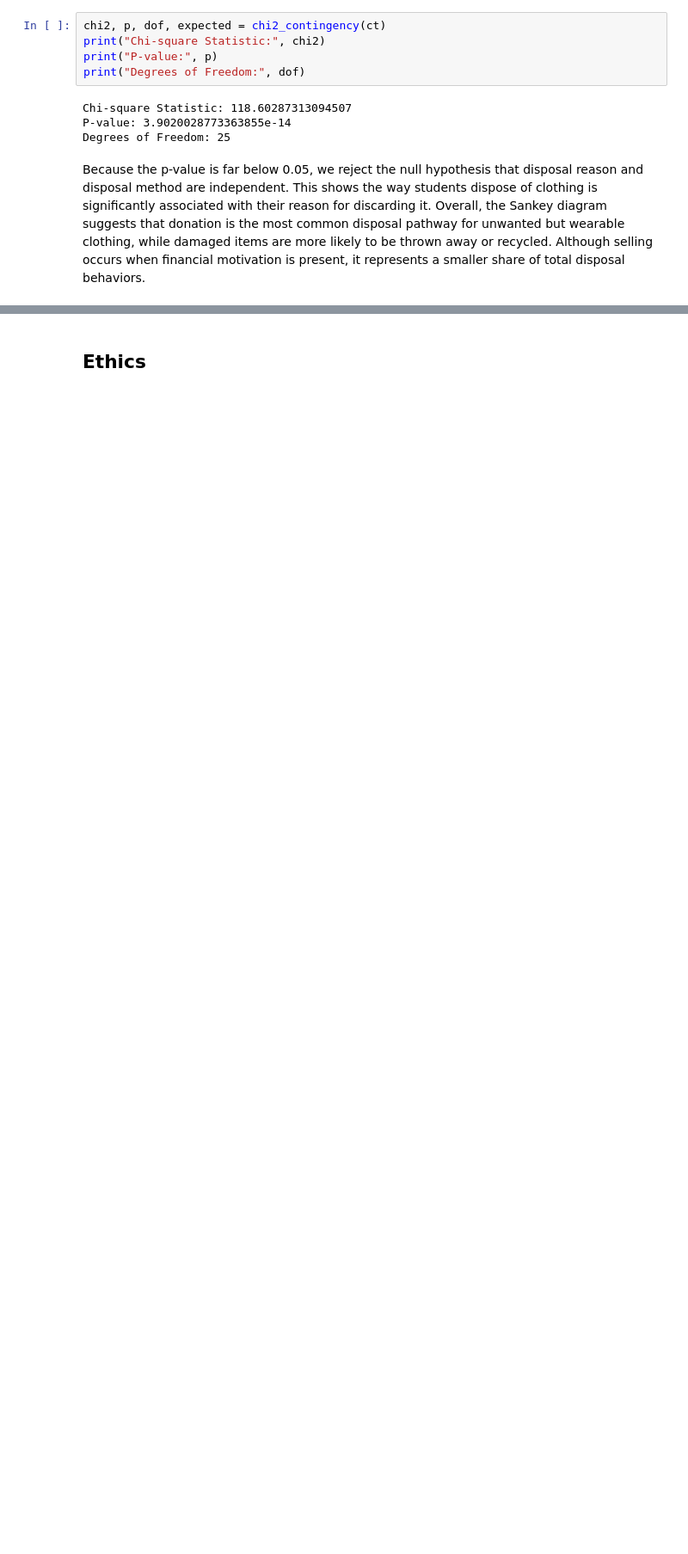
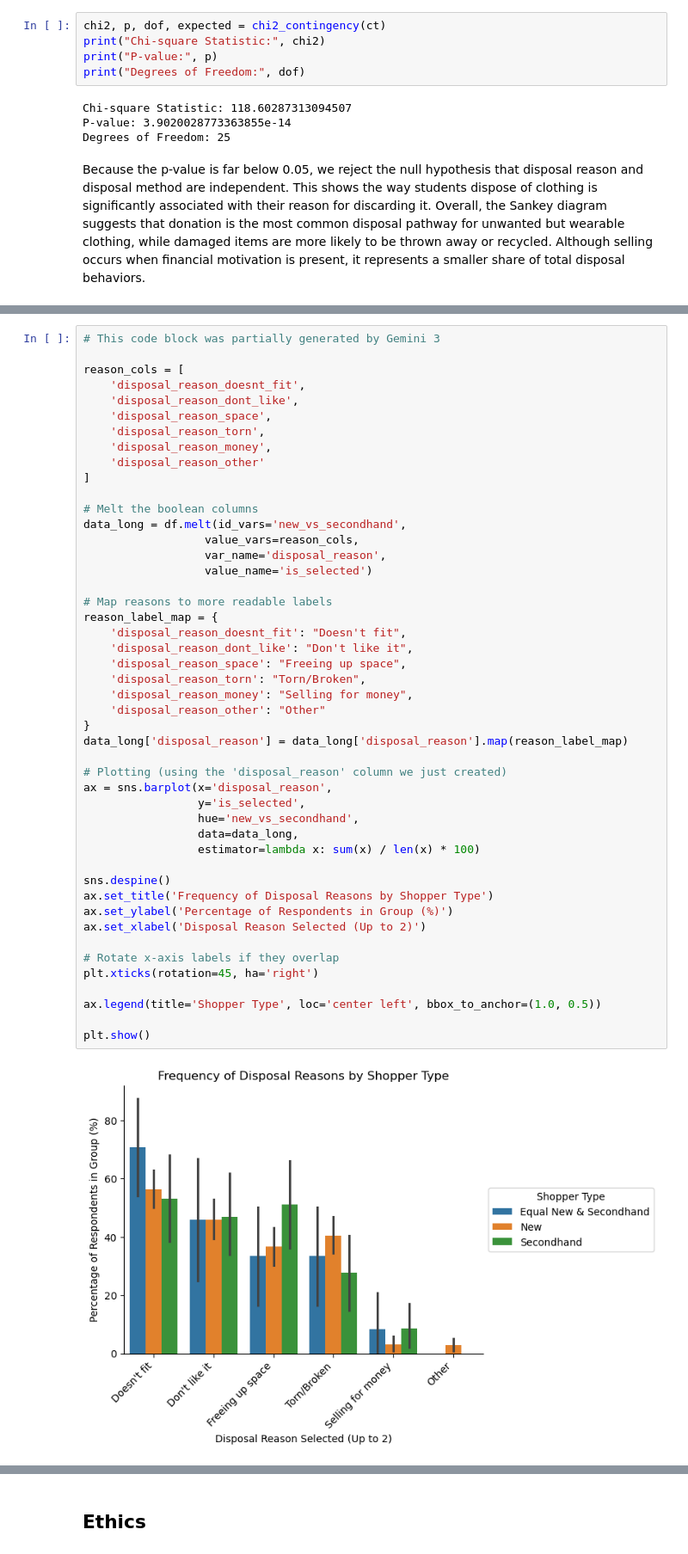
Before and after one commit to COGS108/Group018_WI26, a Jupyter notebook: 03-FinalProject.ipynb, the cells around one changed output, grey strips where cells are left out. Shown at 86% size. Drawn from its saved outputs; the diff is of its cells as text; blank space fills up the shorter version.

Commit message:
shopper type vs. disposal reason

```diff
--- a/03-FinalProject.ipynb
+++ b/03-FinalProject.ipynb
@@ -737,0 +736,49 @@ Overall, the Sankey diagram suggests that donation is the most common disposal p
+# %%
+# This code block was partially generated by Gemini 3
+
+reason_cols = [
+    'disposal_reason_doesnt_fit',
+    'disposal_reason_dont_like',
+    'disposal_reason_space',
+    'disposal_reason_torn',
+    'disposal_reason_money',
+    'disposal_reason_other'
+]
+
+# Melt the boolean columns
+data_long = df.melt(id_vars='new_vs_secondhand',
+                  value_vars=reason_cols,
+                  var_name='disposal_reason',
+                  value_name='is_selected')
+
+# Map reasons to more readable labels
+reason_label_map = {
+    'disposal_reason_doesnt_fit': "Doesn't fit",
+    'disposal_reason_dont_like': "Don't like it",
+    'disposal_reason_space': "Freeing up space",
+    'disposal_reason_torn': "Torn/Broken",
+    'disposal_reason_money': "Selling for money",
+    'disposal_reason_other': "Other"
+}
+data_long['disposal_reason'] = data_long['disposal_reason'].map(reason_label_map)
+
+# Plotting (using the 'disposal_reason' column we just created)
+ax = sns.barplot(x='disposal_reason',
+                 y='is_selected',
+                 hue='new_vs_secondhand',
+                 data=data_long,
+                 estimator=lambda x: sum(x) / len(x) * 100)
+
+sns.despine()
+ax.set_title('Frequency of Disposal Reasons by Shopper Type')
+ax.set_ylabel('Percentage of Respondents in Group (%)')
+ax.set_xlabel('Disposal Reason Selected (Up to 2)')
+
+# Rotate x-axis labels if they overlap
+plt.xticks(rotation=45, ha='right')
+
+ax.legend(title='Shopper Type', loc='center left', bbox_to_anchor=(1.0, 0.5))
+
+plt.show()
+# %% [output]
+[figure, added]
```
Also changed, not shown: parts of 8 cells of this notebook.
